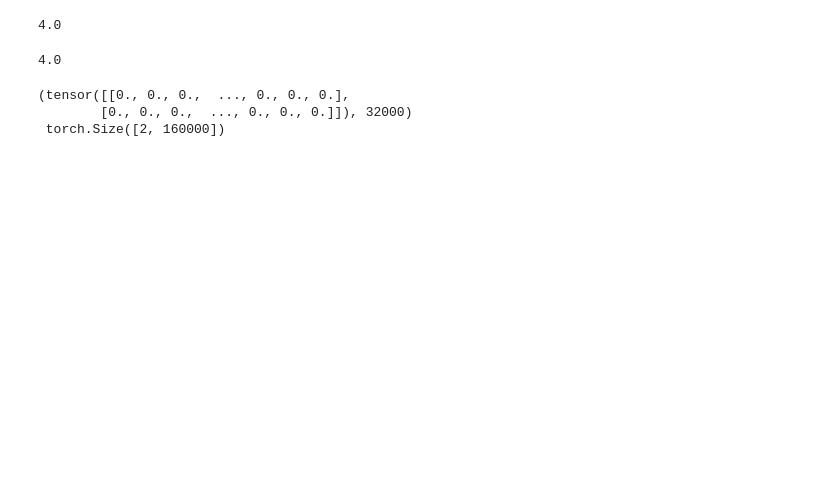
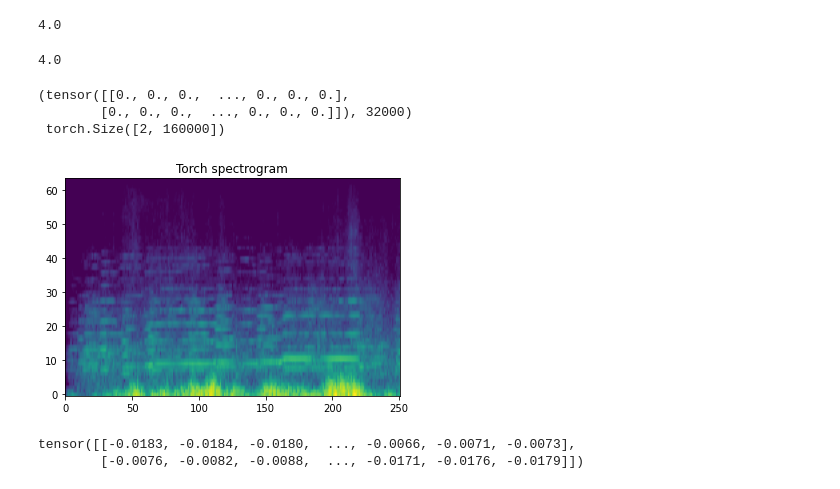
Before and after one commit to olga-black/urban_sounds, a Jupyter notebook: urban_sounds_classifier.ipynb, the cells around one changed output. Saved outputs shown, nothing was run; the diff lists cells and outputs as text; code cells hidden in the pictures; blank space fills up the shorter version.

```diff
--- a/urban_sounds_classifier.ipynb
+++ b/urban_sounds_classifier.ipynb
@@ -139,7 +142,7 @@ class AudioUtil():
     # ----------------------------
     @staticmethod
     def spectro_gram(aud, n_mels=64, n_fft=1024, hop_len=None):
-        sig,sr = aud
+        sig, sr = aud
         top_db = 80
 
         # spec has shape [channel, n_mels, time], where channel is mono, stereo etc
@@ -171,6 +174,15 @@ class AudioUtil():
             aug_spec = transforms.TimeMasking(time_mask_param)(aug_spec, mask_value)
 
         return aug_spec
+
+    @staticmethod
+    def plot_spec(spec):
+        _ = plt.plot()
+        plt.title('Torch spectrogram')
+        plt.imshow(spec, origin='lower')
+        plt.axis('auto')
+
+        plt.show()
 # %%
 df['relative_path'][243]
 # %% [output]
@@ -230,3 +242,16 @@ print(padded, "\n", padded[0].shape)
 (tensor([[0., 0., 0.,  ..., 0., 0., 0.],
         [0., 0., 0.,  ..., 0., 0., 0.]]), 32000)
  torch.Size([2, 160000])
+# %%
+# See what the spectrogram looks like before padding and shifting
+
+unshifted_spec = util.spectro_gram(resampled)
+util.plot_spec(torch.squeeze(unshifted_spec[1:]))
+# %% [output]
+[figure, added]
+# %%
+shifted = util.time_shift(padded, 0.4)
+print(shifted[0])
+# %% [output]
+tensor([[-0.0183, -0.0184, -0.0180,  ..., -0.0066, -0.0071, -0.0073],
+        [-0.0076, -0.0082, -0.0088,  ..., -0.0171, -0.0176, -0.0179]])
```
Also changed, not shown: parts of 3 cells of this notebook.
